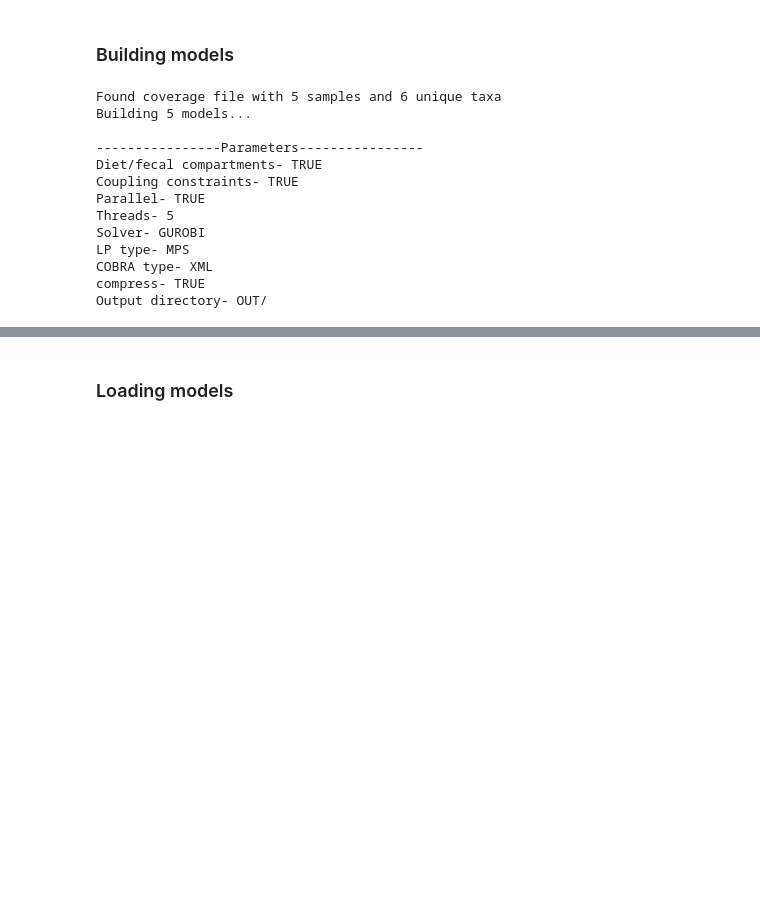
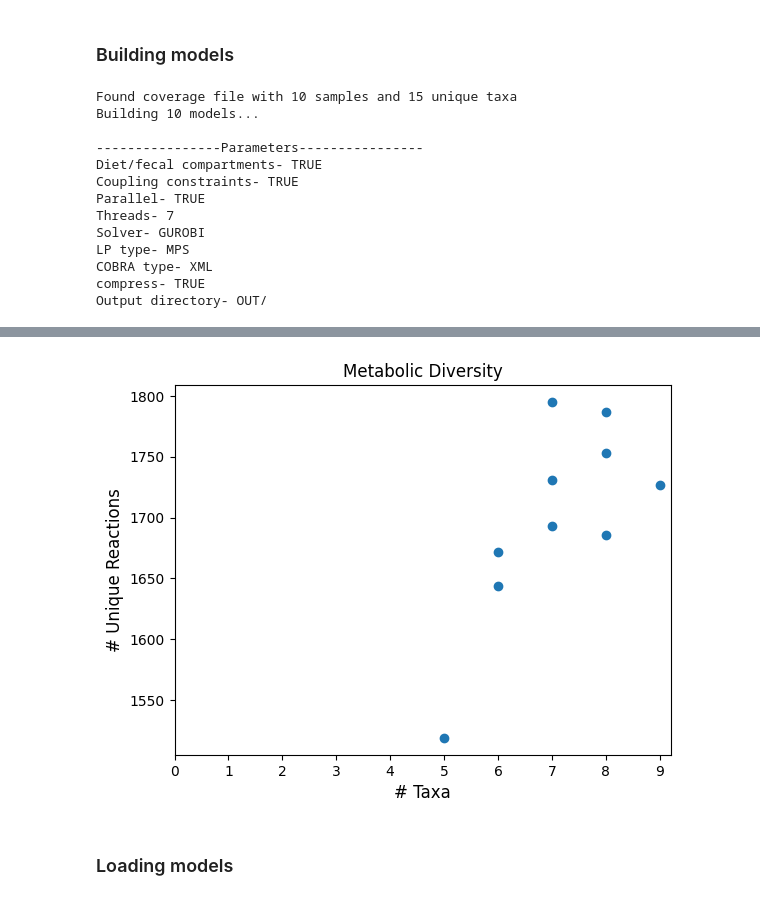
Before and after one commit to korem-lab/pymgpipe, a Jupyter notebook: examples/workflow.ipynb, the cells around one changed output, grey strips where cells are left out. Saved outputs shown, nothing was run; the diff lists cells and outputs as text; code cells hidden in the pictures; blank space fills up the shorter version.

Commit message:
Added metrics

```diff
--- a/examples/workflow.ipynb
+++ b/examples/workflow.ipynb
@@ -2,6 +2,14 @@
 ### Building models
 # %%
 from pymgpipe import *
+
+# If you want to generate a new random normCoverage file, run the following code-
+#
+# taxa = [x.split('.xml.gz')[0] for x in os.listdir('taxaModels')]
+# df = pd.DataFrame(np.random.randint(0,1000,size=(15, 10)),columns=['s'+str(i) for i in range(1,11)],index=taxa)
+# rand_zero_one_mask = np.random.randint(2, size=df.shape)
+# df = df.where(rand_zero_one_mask==0, 0).apply(lambda x: x/x.sum(),axis=0)
+# df.to_csv('normCoverage.csv')
 
 build_models(
     coverage_file='normCoverage.csv',
@@ -16,17 +24,18 @@ build_models(
     write_lp=True,
     cobra_type='.xml',
     lp_type='.mps',
-    diet='personalized_diet.csv'
+    diet='personalized_diet.csv',
+    compute_metrics=True
 )
 # %% [output]
-Found coverage file with 5 samples and 6 unique taxa
-Building 5 models...
+Found coverage file with 10 samples and 15 unique taxa
+Building 10 models...
 
 ----------------Parameters----------------
 Diet/fecal compartments- TRUE
 Coupling constraints- TRUE
 Parallel- TRUE
-Threads- 5
+Threads- 7
 Solver- GUROBI
 LP type- MPS
 COBRA type- XML
@@ -37,3 +47,4 @@ Finished building 5 models and associated LP problems!
+[figure, added]
 # %% [markdown]
 ### Loading models
 # %%
```
Also changed, not shown: parts of 2 cells of this notebook, 23 other files.
